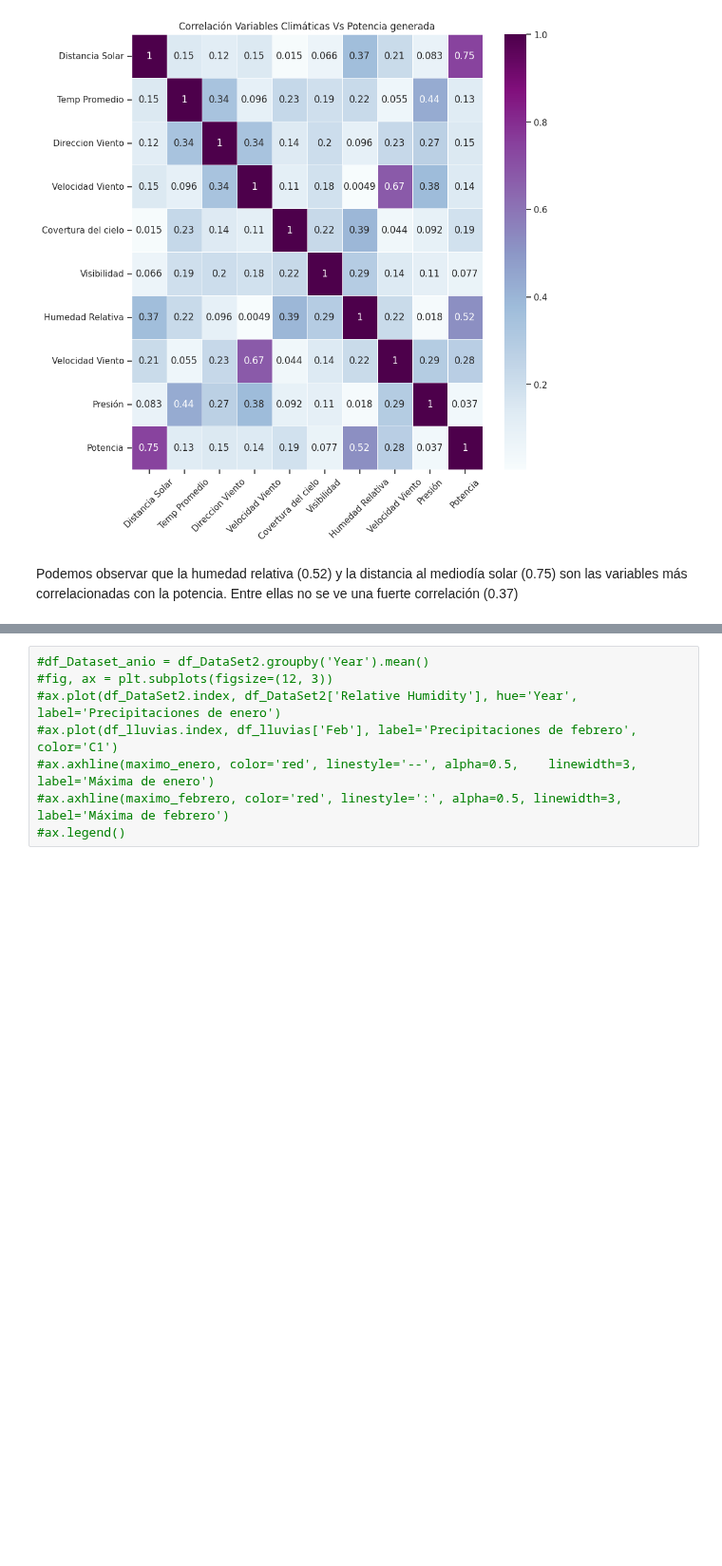
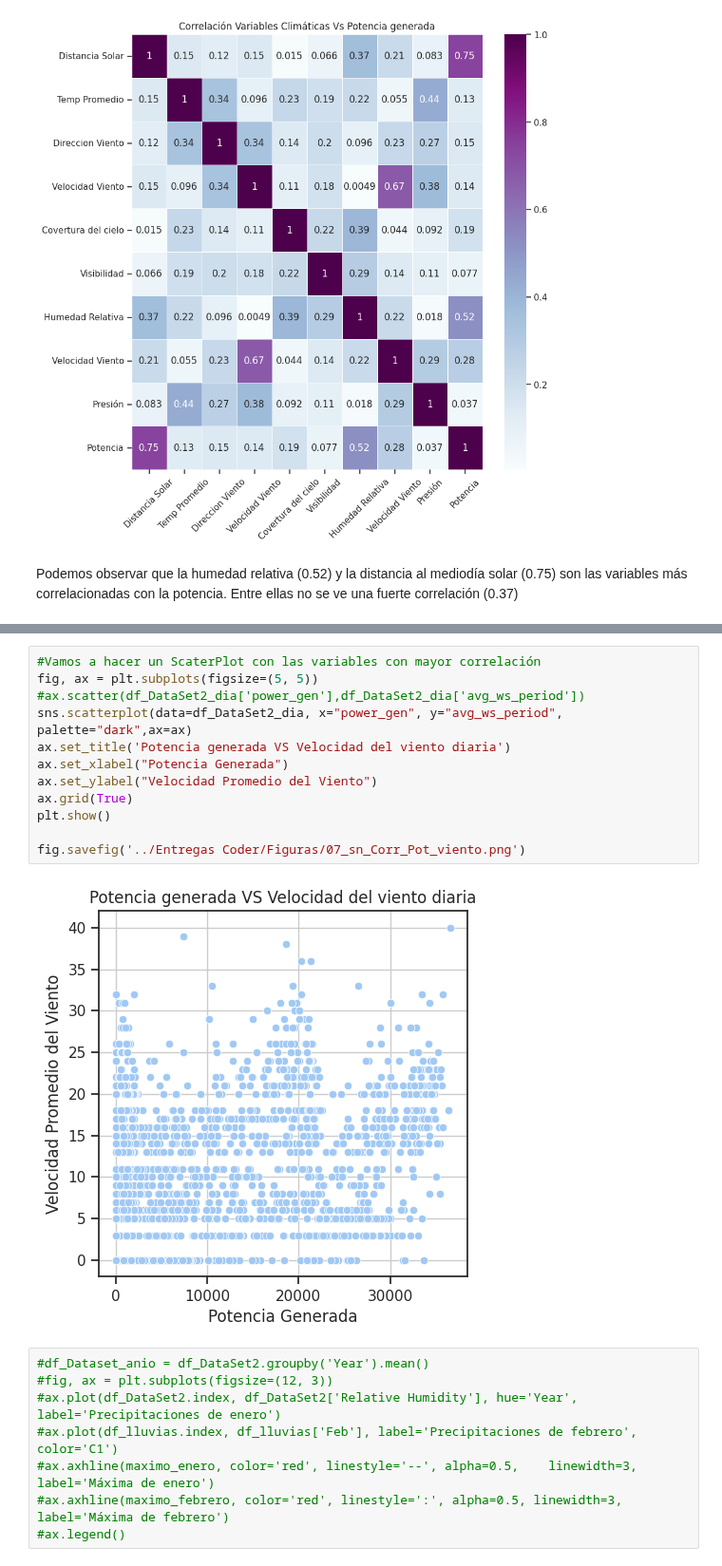
Before and after one commit to FernandoEzequiel/Coder, a Jupyter notebook: notebook/Entregas Coder/Visualizaciones_GarciaGonzalez.ipynb, the cells around one changed output, grey strips where cells are left out. Shown at 95% size. Saved outputs shown, nothing was run; the diff lists cells and outputs as text; blank space fills up the shorter version.

```diff
--- a/notebook/Entregas Coder/Visualizaciones_GarciaGonzalez.ipynb
+++ b/notebook/Entregas Coder/Visualizaciones_GarciaGonzalez.ipynb
@@ -316,3 +342,17 @@ Entre ellas no se ve una fuerte correlación (0.37)
+# %%
+#Vamos a hacer un ScaterPlot con las variables con mayor correlación
+fig, ax = plt.subplots(figsize=(5, 5))
+#ax.scatter(df_DataSet2_dia['power_gen'],df_DataSet2_dia['avg_ws_period'])
+sns.scatterplot(data=df_DataSet2_dia, x="power_gen", y="avg_ws_period", palette="dark",ax=ax)
+ax.set_title('Potencia generada VS Velocidad del viento diaria')
+ax.set_xlabel("Potencia Generada")
+ax.set_ylabel("Velocidad Promedio del Viento")
+ax.grid(True)
+plt.show()
+
+fig.savefig('../Entregas Coder/Figuras/07_sn_Corr_Pot_viento.png')
+# %% [output]
+[figure, added]
 # %%
 #df_Dataset_anio = df_DataSet2.groupby('Year').mean()
 #fig, ax = plt.subplots(figsize=(12, 3))
```
Also changed, not shown: parts of 2 cells of this notebook, 3 other files.
